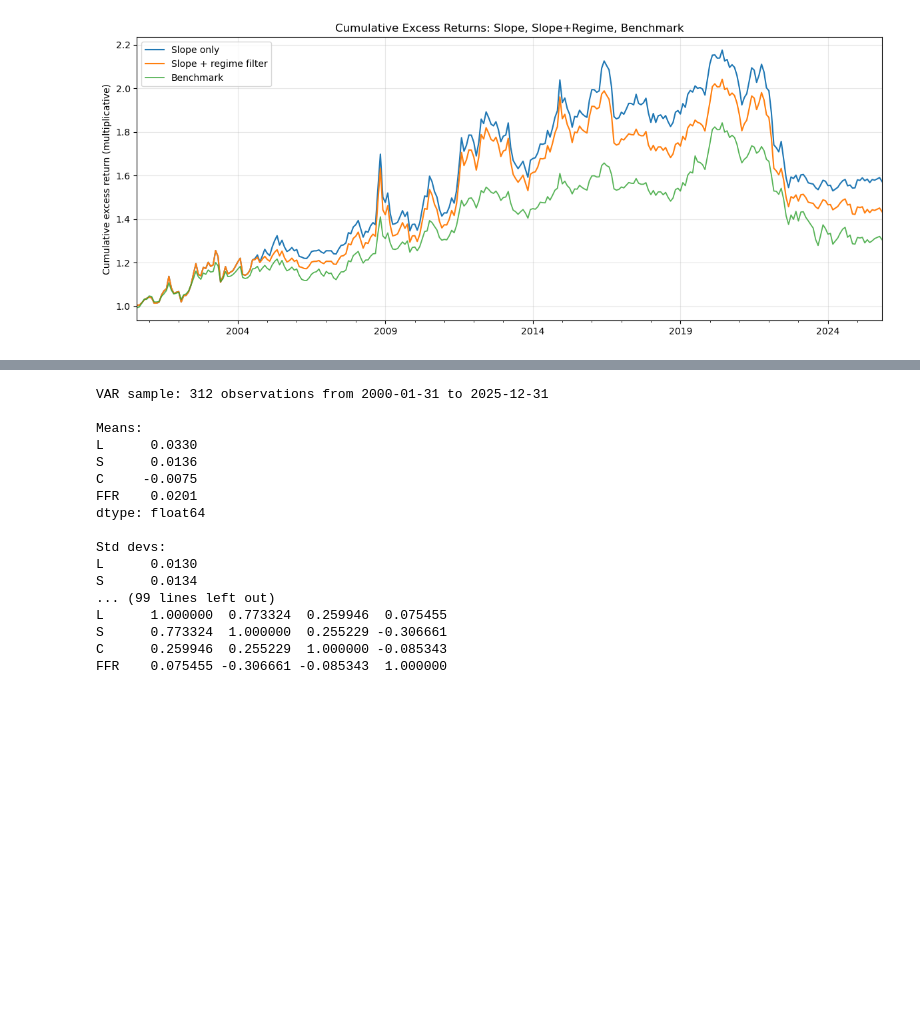
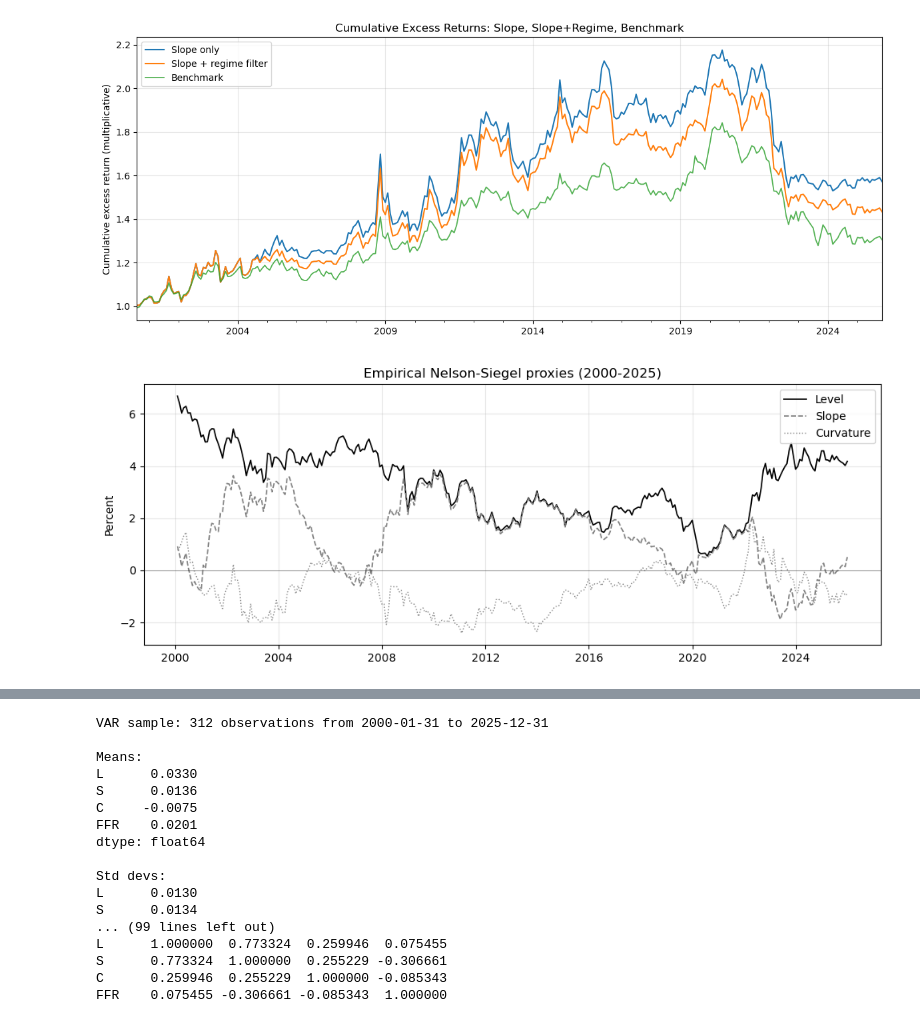
Before and after one commit to qfg978/bond-risk-premia-yield-curve-regimes, a Jupyter notebook: seminar/Analysis.ipynb, the cells around one changed output, grey strips where cells are left out. Drawn from its saved outputs; the diff is of its cells as text; code cells hidden in the pictures; blank space fills up the shorter version.

Commit message:
Update analysis notebook and NS proxy figure

```diff
--- a/seminar/Analysis.ipynb
+++ b/seminar/Analysis.ipynb
@@ -812,3 +811,19 @@ BENCHMARK:
   Sharpe ratio:               0.19
   Max drawdown:             -30.57%
 [figure]
+# %%
+# --- Plot NS proxies over time ---
+fig, ax = plt.subplots(figsize=(10, 4))
+ax.plot(df.index, df['L'] * 100, color='black',   linewidth=1.2, label='Level')
+ax.plot(df.index, df['S'] * 100, color='gray',    linewidth=1.2, label='Slope', linestyle='--')
+ax.plot(df.index, df['C'] * 100, color='#888888', linewidth=1.0, label='Curvature', linestyle=':')
+ax.axhline(0, color='black', linewidth=0.6, alpha=0.4)
+ax.set_title('Empirical Nelson-Siegel proxies (2000-2025)')
+ax.set_ylabel('Percent')
+ax.legend(loc='upper right')
+ax.grid(True, alpha=0.3)
+plt.tight_layout()
+plt.savefig('output/figures/ns_proxies.png', dpi=150, bbox_inches='tight')
+plt.show()
+# %% [output]
+[figure, added]
```
Also changed, not shown: parts of 4 cells of this notebook, 1 other file.
